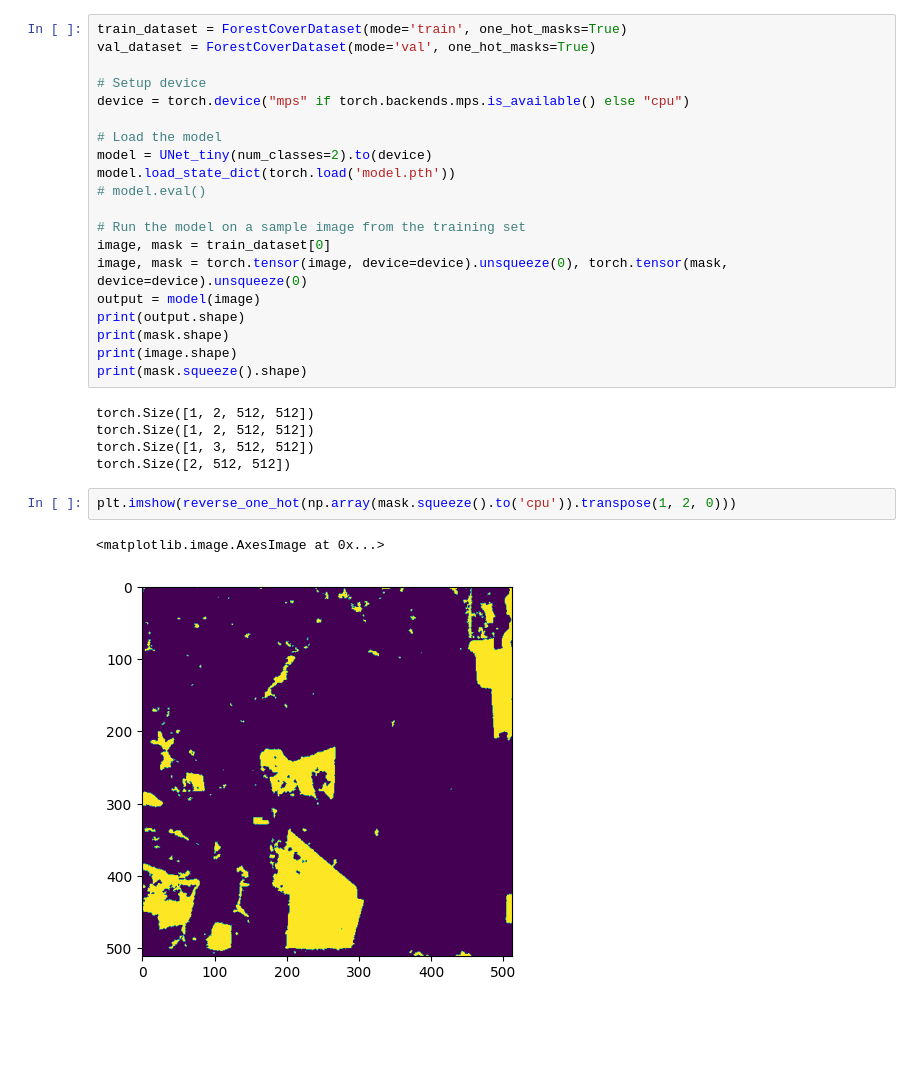
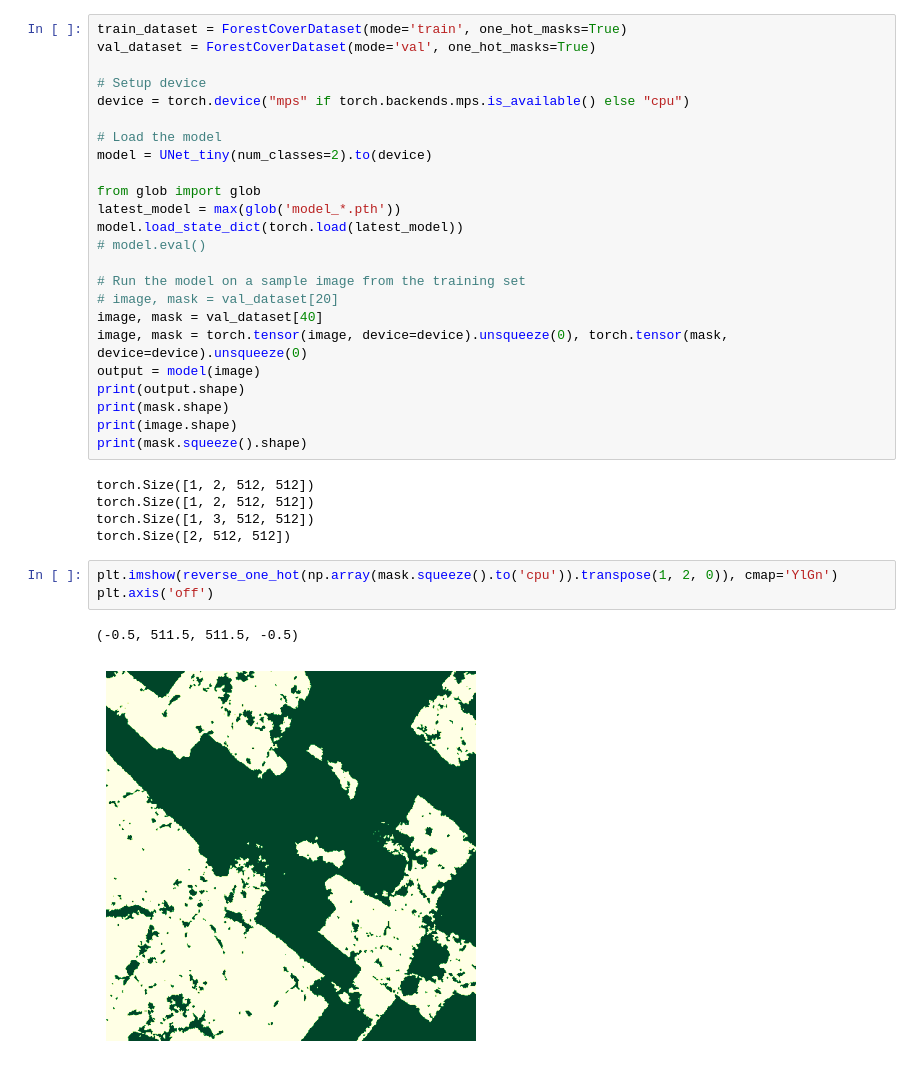
Before and after one commit to silekoch/Treetection, a Jupyter notebook: inspection.ipynb, the cells around one changed output. Saved outputs shown, nothing was run; the diff lists cells and outputs as text; blank space fills up the shorter version.

```diff
--- a/inspection.ipynb
+++ b/inspection.ipynb
@@ -19,11 +19,15 @@ device = torch.device("mps" if torch.backends.mps.is_available() else "cpu")
 
 # Load the model
 model = UNet_tiny(num_classes=2).to(device)
-model.load_state_dict(torch.load('model.pth'))
+
+from glob import glob
+latest_model = max(glob('model_*.pth'))
+model.load_state_dict(torch.load(latest_model))
 # model.eval()
 
 # Run the model on a sample image from the training set
-image, mask = train_dataset[0]
+# image, mask = val_dataset[20]
+image, mask = val_dataset[40]
 image, mask = torch.tensor(image, device=device).unsqueeze(0), torch.tensor(mask, device=device).unsqueeze(0)
 output = model(image)
 print(output.shape)
@@ -36,9 +40,10 @@ torch.Size([1, 2, 512, 512])
 torch.Size([1, 3, 512, 512])
 torch.Size([2, 512, 512])
 # %%
-plt.imshow(reverse_one_hot(np.array(mask.squeeze().to('cpu')).transpose(1, 2, 0)))
+plt.imshow(reverse_one_hot(np.array(mask.squeeze().to('cpu')).transpose(1, 2, 0)), cmap='YlGn')
+plt.axis('off')
 # %% [output]
-<matplotlib.image.AxesImage at 0x...>
+(-0.5, 511.5, 511.5, -0.5)
-[figure, old version]
+[figure, new version]
 # %%
 out = output.detach().cpu().numpy().squeeze()
```
Also changed, not shown: parts of 3 cells of this notebook, 1 other file.
